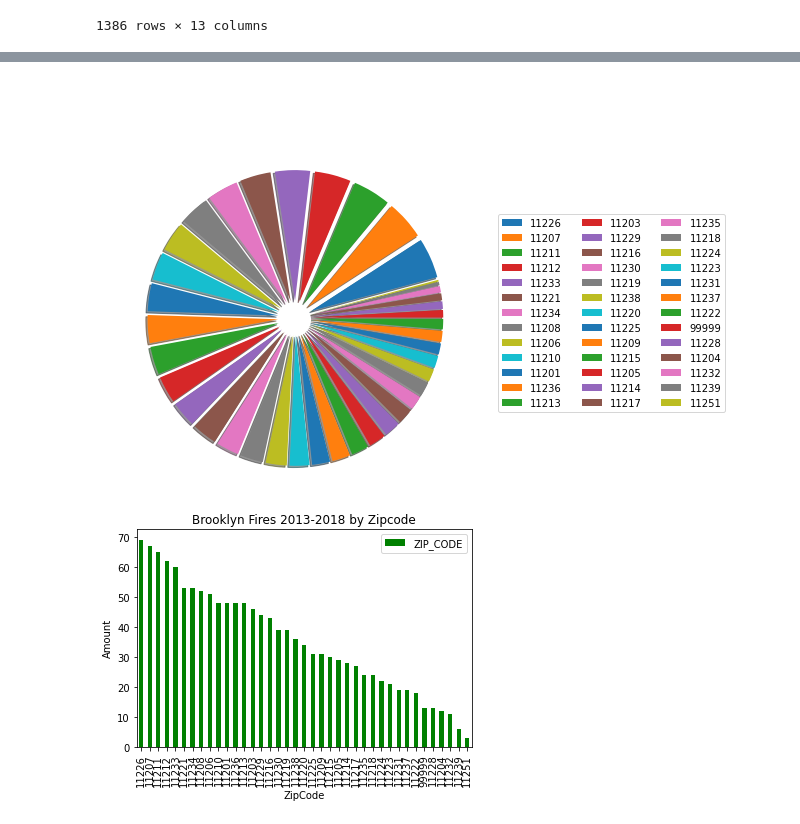
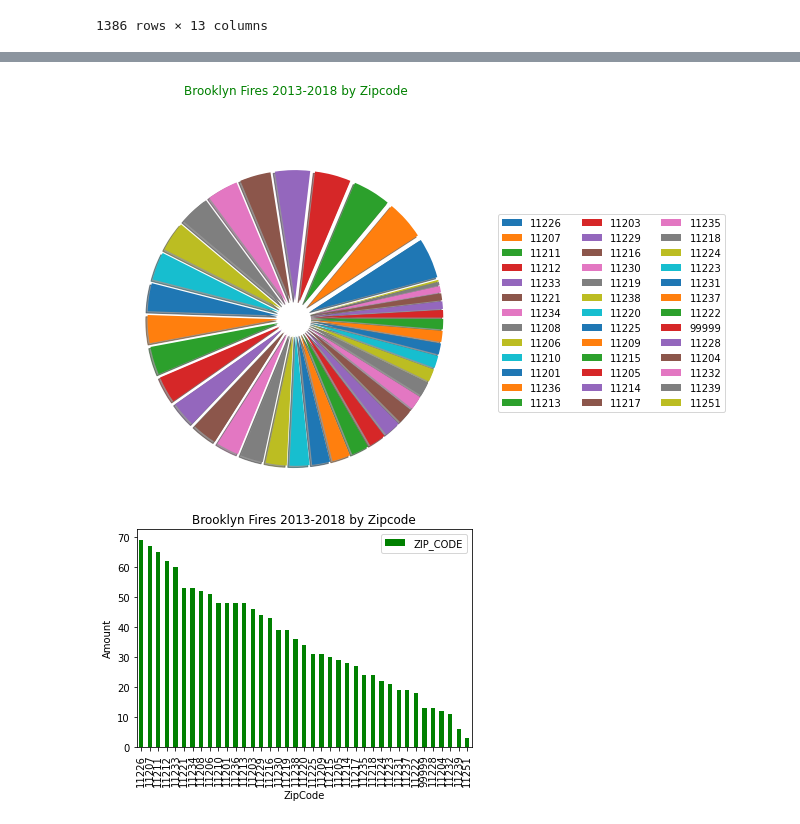
Before and after one commit to daiyanc/nyc_fires, a Jupyter notebook: data_visualization.ipynb, the cells around one changed output, grey strips where cells are left out. Drawn from its saved outputs; the diff is of its cells as text; code cells hidden in the pictures.

```diff
--- a/data_visualization.ipynb
+++ b/data_visualization.ipynb
@@ -299,14 +299,14 @@ brooklyn
 # %%
 # Pie Chart - Brooklyn
 brooklyn_labels = brooklyn_df['ZIP_CODE'].value_counts().index.tolist()
 brooklyn_explode = [0.2] * len(brooklyn_labels)
 plt.pie(brooklyn_df['ZIP_CODE'].value_counts(), labels=brooklyn_labels, radius=1.5, shadow=True,
 textprops={'color':'w'}, explode=brooklyn_explode, startangle=15)
-plt.title('Brooklyn Fires 2013-2018 by Zipcode', color='w', y=1.5)
+plt.title('Brooklyn Fires 2013-2018 by Zipcode', color='green', y=1.5)
 plt.legend(brooklyn_labels, bbox_to_anchor=(2.5, 1), ncol=3)
 plt.show()
 # %% [output]
-[figure, old version]
+[figure, new version]
 # %%
 # Bar Graph - Brooklyn
 brooklyn_df['ZIP_CODE'].value_counts().plot.bar(xlabel='ZipCode', ylabel='Amount', title='Brooklyn Fires 2013-2018 by Zipcode', color='green')
```
Also changed, not shown: parts of 4 cells of this notebook.
